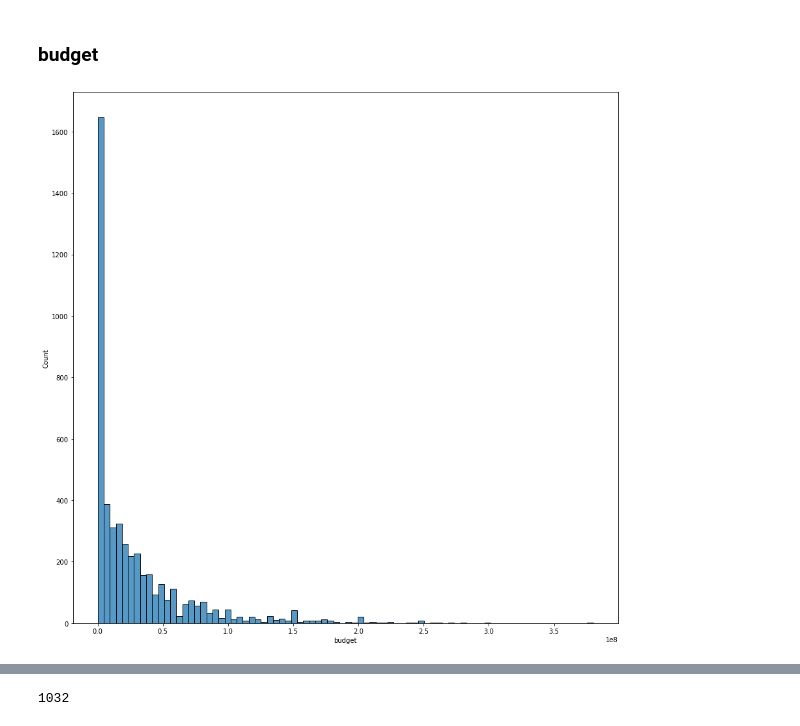
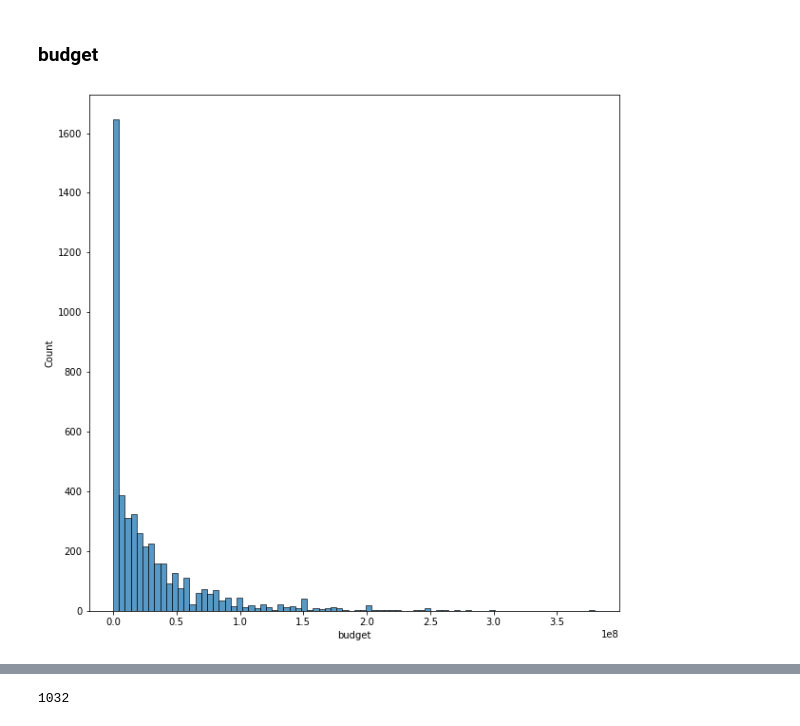
Before and after one commit to BubbaTam/data_science_portfolio, a Jupyter notebook: end_to_end_projects/recommendation_projects/movie_recommendation/notebooks/exploration.ipynb, the cells around one changed output, grey strips where cells are left out. Cells and saved outputs as stored; diff of their text form; code cells hidden in the pictures.

```diff
--- a/end_to_end_projects/recommendation_projects/movie_recommendation/notebooks/exploration.ipynb
+++ b/end_to_end_projects/recommendation_projects/movie_recommendation/notebooks/exploration.ipynb
@@ -215,9 +215,9 @@ df_merge.describe()
 # %% [markdown]
 ### budget
 # %%
-plt.figure(figsize=(15,15))
+plt.figure(figsize=(10,10))
 sns.histplot(df_merge.budget)
 plt.show()
 # %% [output]
-[figure, old version]
+[figure, new version]
 # %%
```
Also changed, not shown: parts of 20 cells of this notebook.
